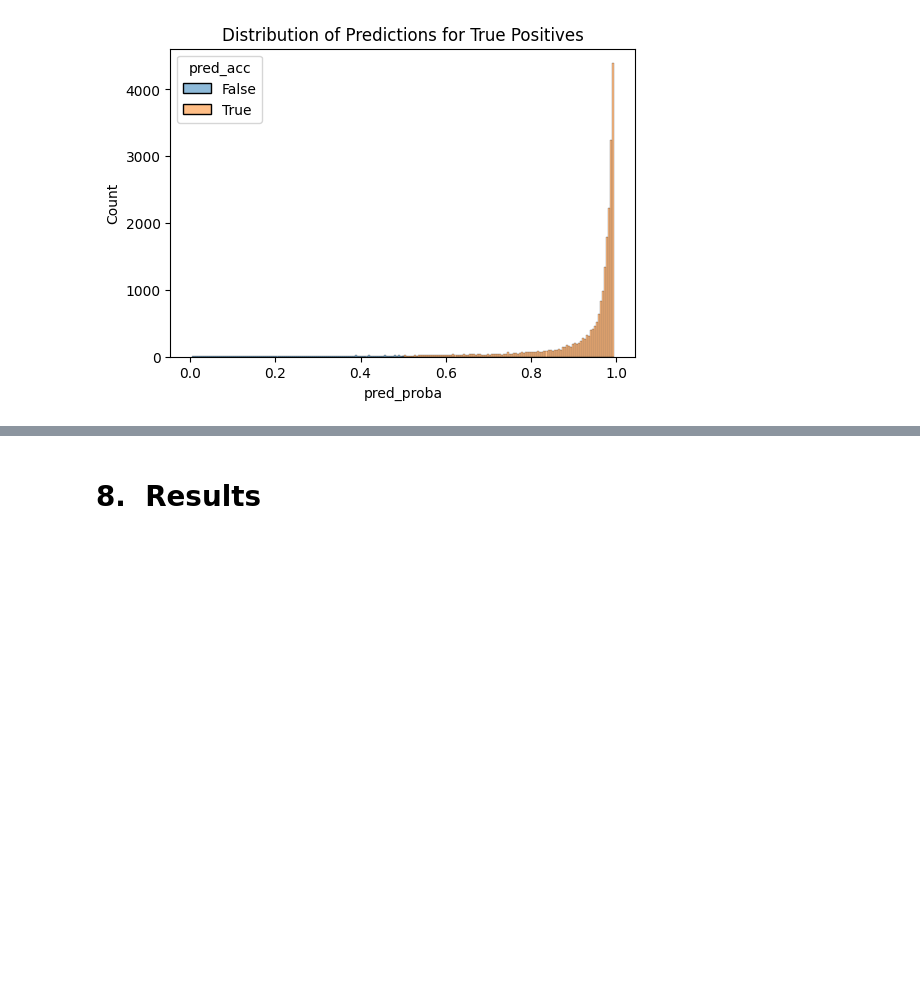
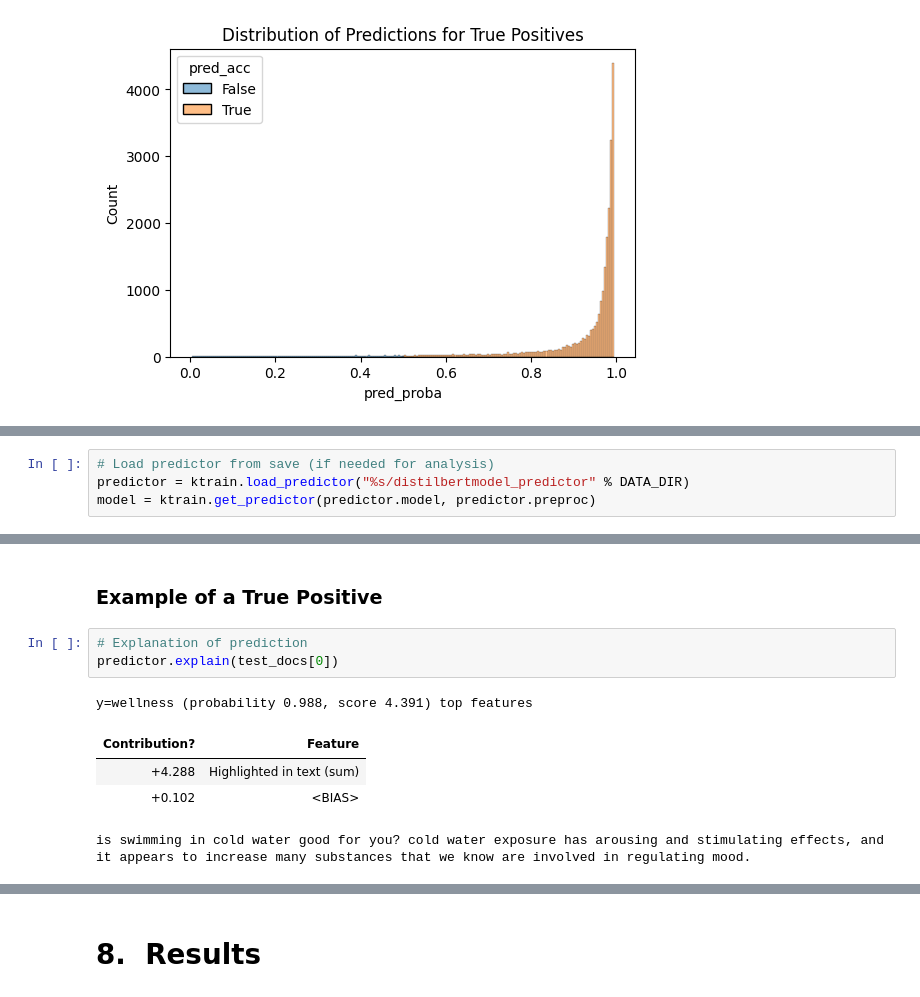
Before and after one commit to TOM-BOHN/MsDS-Marketing-Supervised-Text-Classification, a Jupyter notebook: marketing_text_classification.ipynb, the cells around one changed output, grey strips where cells are left out. Drawn from its saved outputs; the diff is of its cells as text; blank space fills up the shorter version.

```diff
--- a/marketing_text_classification.ipynb
+++ b/marketing_text_classification.ipynb
@@ -845,0 +851,4 @@ plt.show()
+# %%
+# Load predictor from save (if needed for analysis)
+predictor = ktrain.load_predictor("%s/distilbertmodel_predictor" % DATA_DIR)
+model = ktrain.get_predictor(predictor.model, predictor.preproc)
@@ -845,0 +872,11 @@ plt.show()
+# %% [markdown]
+### Example of a True Positive
+# %%
+# Explanation of prediction
+predictor.explain(test_docs[0])
+# %% [output]
+y=wellness (probability 0.988, score 4.391) top features
+| Contribution? | Feature |
+| +4.288 | Highlighted in text (sum) |
+| +0.102 | <BIAS> |
+is swimming in cold water good for you? cold water exposure has arousing and stimulating effects, and it appears to increase many substances that we know are involved in regulating mood.
```
Also changed, not shown: parts of 10 cells of this notebook.
